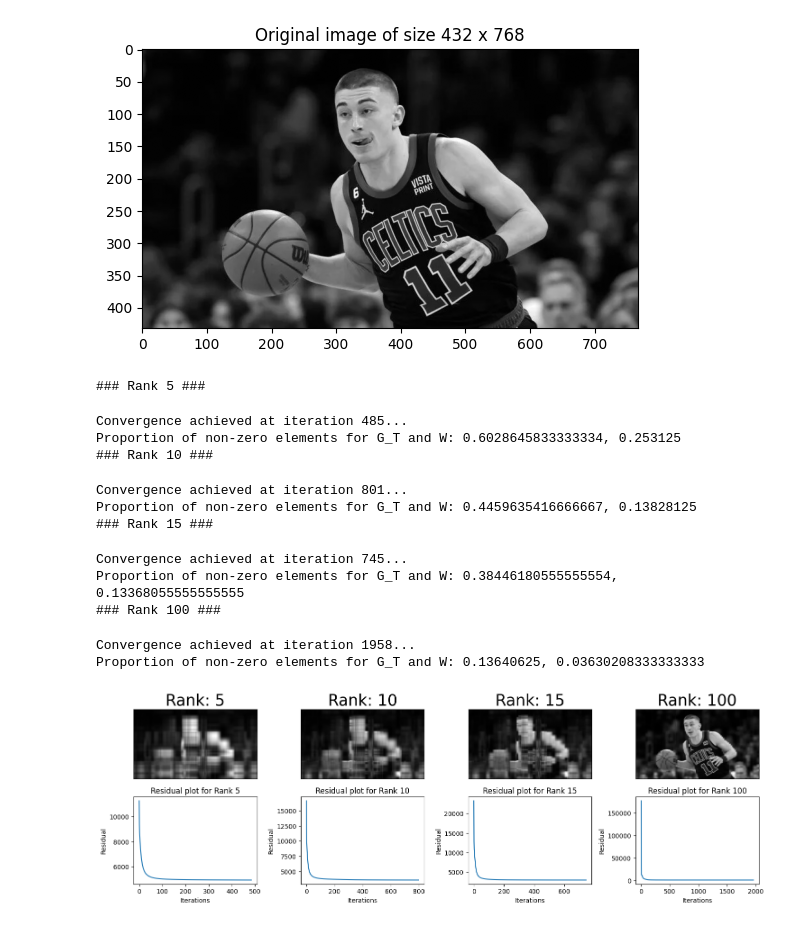
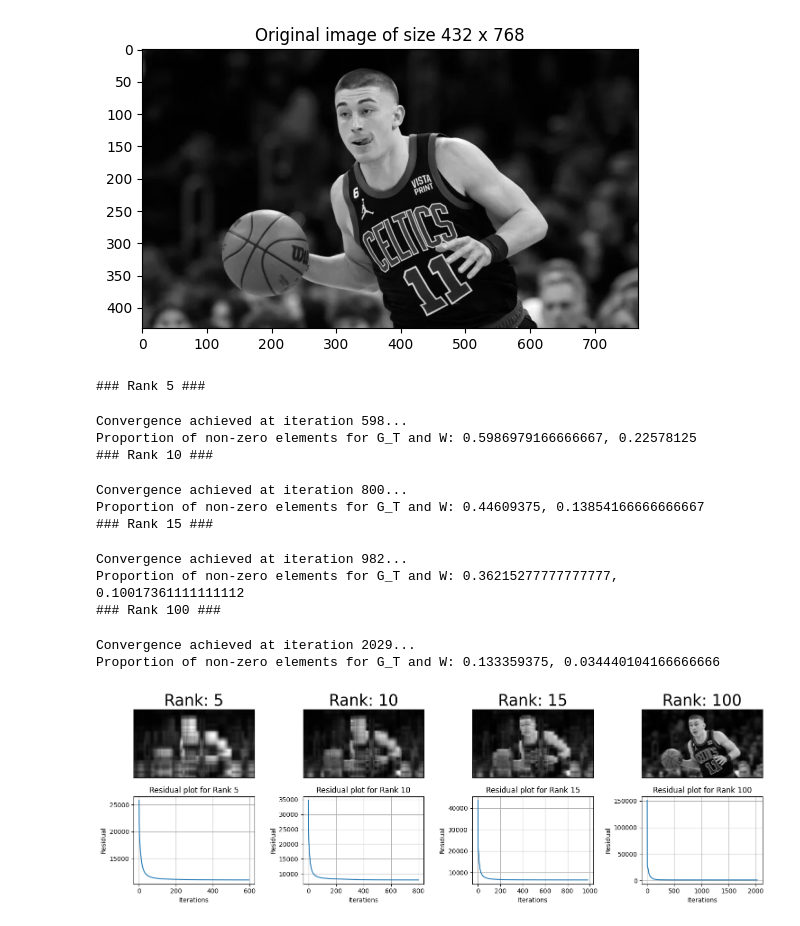
Before and after one commit to luoj21/enee469o_final_proj, a Jupyter notebook: analysis/image_compression.ipynb, the cells around one changed output. Saved outputs shown, nothing was run; the diff lists cells and outputs as text; code cells hidden in the pictures.

```diff
--- a/analysis/image_compression.ipynb
+++ b/analysis/image_compression.ipynb
@@ -32,43 +32,45 @@ ranks = [5, 10, 15, 100]
 # %%
 # Convex NMF
 n_plots = len(ranks)
 fig, ax = plt.subplots(2, n_plots, figsize=[15, 5])
 
 n = 0
 for rank in ranks:
     print(f'### Rank {rank} ###')
-    CNMF = ConvexNMF(X = normalized_grayscale_img, r = rank, tol = 1e-5, max_iter = 10000, random_state=100)
+    CNMF = ConvexNMF(X = normalized_grayscale_img, r = rank, tol = 1e-5, max_iter = 10000, random_state=100, loss = "kl")
     F, W, G_T, residual_vector = CNMF.factorize()
     G_T_sparse, num_non_zero_G = compute_sparsity(G_T)
     W_sparse, num_non_zero_W = compute_sparsity(W)
     print(f'Proportion of non-zero elements for G_T and W: {num_non_zero_G}, {num_non_zero_W}')
     ax[0][n].imshow(F @ G_T, cmap='gray')
     ax[0][n].set_xticks([])
     ax[0][n].set_yticks([])
+    ax[0][n].grid(True)
     ax[0][n].set_title('Rank: {}'.format(rank), fontsize=25)
 
     ax[1][n].plot(residual_vector)
     ax[1][n].set_xlabel('Iterations')
     ax[1][n].set_ylabel('Residual')
+    ax[1][n].grid(True)
     ax[1][n].set_title(f'Residual plot for Rank {rank}')
 
     n += 1
 
 plt.tight_layout()
 # %% [output]
 ### Rank 5 ###
-Convergence achieved at iteration 485...
-Proportion of non-zero elements for G_T and W: 0.6028645833333334, 0.253125
+Convergence achieved at iteration 598...
+Proportion of non-zero elements for G_T and W: 0.5986979166666667, 0.22578125
 ### Rank 10 ###
-Convergence achieved at iteration 801...
-Proportion of non-zero elements for G_T and W: 0.4459635416666667, 0.13828125
+Convergence achieved at iteration 800...
+Proportion of non-zero elements for G_T and W: 0.44609375, 0.13854166666666667
 ### Rank 15 ###
-Convergence achieved at iteration 745...
-Proportion of non-zero elements for G_T and W: 0.38446180555555554, 0.13368055555555555
+Convergence achieved at iteration 982...
+Proportion of non-zero elements for G_T and W: 0.36215277777777777, 0.10017361111111112
 ### Rank 100 ###
-Convergence achieved at iteration 1958...
-Proportion of non-zero elements for G_T and W: 0.13640625, 0.03630208333333333
+Convergence achieved at iteration 2029...
+Proportion of non-zero elements for G_T and W: 0.133359375, 0.034440104166666666
-[figure, old version]
+[figure, new version]
 # %%
 # Standard NMF
 n_plots = len(ranks)
```
Also changed, not shown: parts of 1 cell of this notebook, 2 other files.
